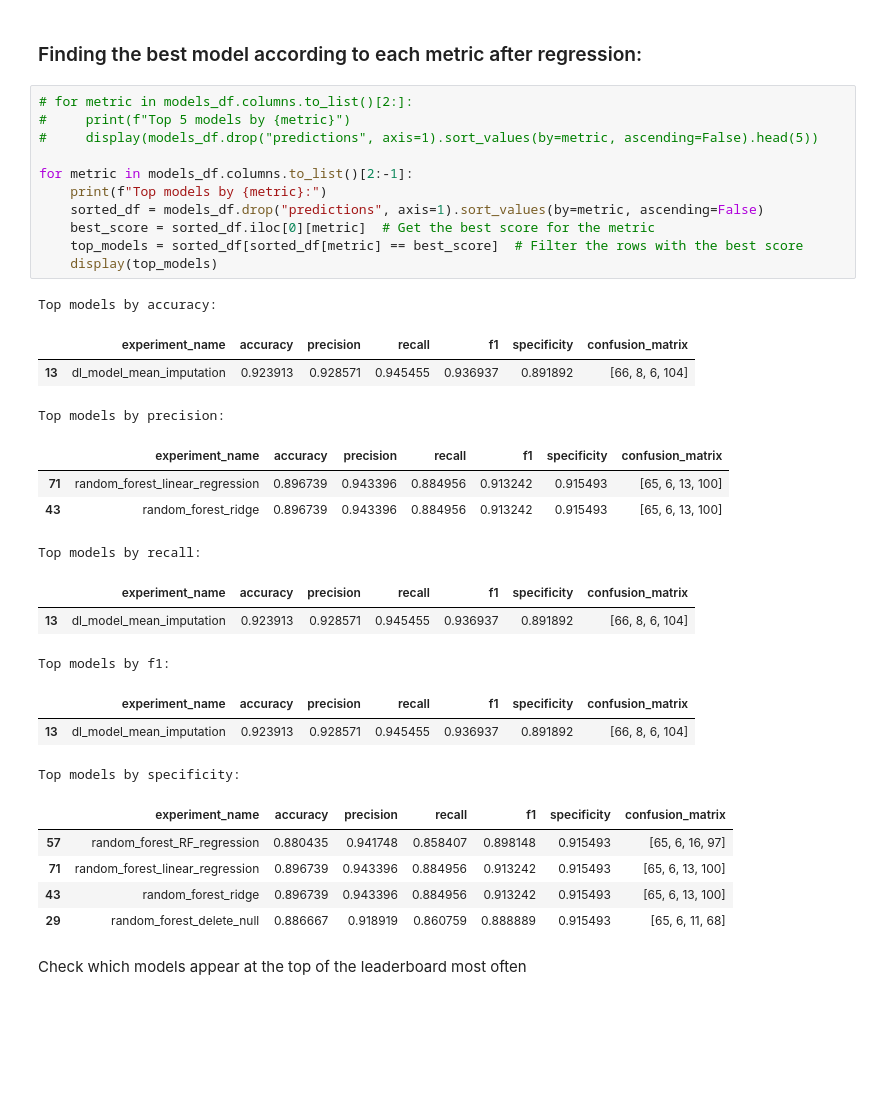
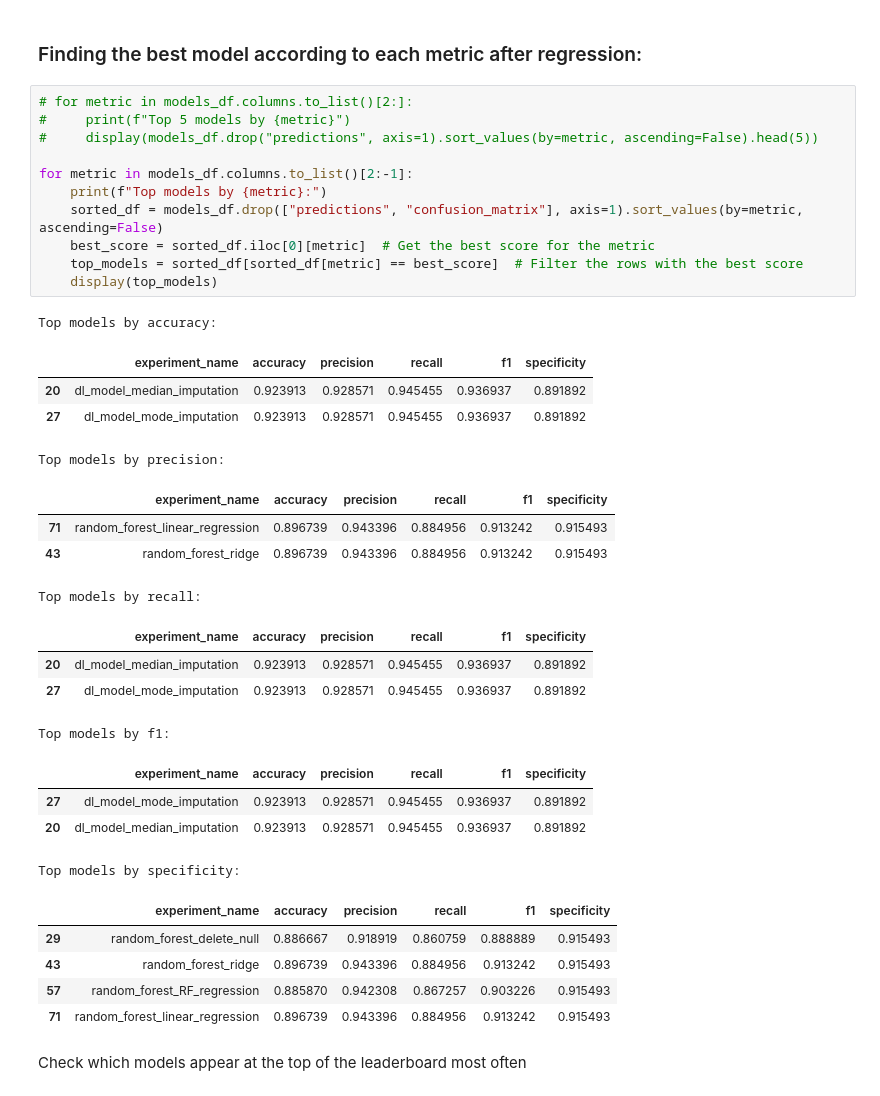
Before and after one commit to nripstein/Heart-Disease-Prediction, a Jupyter notebook: heart failure prediction notebook.ipynb, the cells around one changed output. Drawn from its saved outputs; the diff is of its cells as text; blank space fills up the shorter version.

Commit message:
Updated saved models

```diff
--- a/heart failure prediction notebook.ipynb
+++ b/heart failure prediction notebook.ipynb
@@ -1955,34 +1920,37 @@ display(models_df.drop("predictions", axis=1).sort_index(ascending=False).head(1
 # %%
 # for metric in models_df.columns.to_list()[2:]:
 #     print(f"Top 5 models by {metric}")
 #     display(models_df.drop("predictions", axis=1).sort_values(by=metric, ascending=False).head(5))
 
 for metric in models_df.columns.to_list()[2:-1]:
     print(f"Top models by {metric}:")
-    sorted_df = models_df.drop("predictions", axis=1).sort_values(by=metric, ascending=False)
+    sorted_df = models_df.drop(["predictions", "confusion_matrix"], axis=1).sort_values(by=metric, ascending=False)
     best_score = sorted_df.iloc[0][metric]  # Get the best score for the metric
     top_models = sorted_df[sorted_df[metric] == best_score]  # Filter the rows with the best score
     display(top_models)
 # %% [output]
 Top models by accuracy:
-|  | experiment_name | accuracy | precision | recall | f1 | specificity | confusion_matrix |
-| 13 | dl_model_mean_imputation | 0.923913 | 0.928571 | 0.945455 | 0.936937 | 0.891892 | [66, 8, 6, 104] |
+|  | experiment_name | accuracy | precision | recall | f1 | specificity |
+| 20 | dl_model_median_imputation | 0.923913 | 0.928571 | 0.945455 | 0.936937 | 0.891892 |
+| 27 | dl_model_mode_imputation | 0.923913 | 0.928571 | 0.945455 | 0.936937 | 0.891892 |
 Top models by precision:
-|  | experiment_name | accuracy | precision | recall | f1 | specificity | confusion_matrix |
-| 71 | random_forest_linear_regression | 0.896739 | 0.943396 | 0.884956 | 0.913242 | 0.915493 | [65, 6, 13, 100] |
-| 43 | random_forest_ridge | 0.896739 | 0.943396 | 0.884956 | 0.913242 | 0.915493 | [65, 6, 13, 100] |
+|  | experiment_name | accuracy | precision | recall | f1 | specificity |
+| 71 | random_forest_linear_regression | 0.896739 | 0.943396 | 0.884956 | 0.913242 | 0.915493 |
+| 43 | random_forest_ridge | 0.896739 | 0.943396 | 0.884956 | 0.913242 | 0.915493 |
 Top models by recall:
-|  | experiment_name | accuracy | precision | recall | f1 | specificity | confusion_matrix |
-| 13 | dl_model_mean_imputation | 0.923913 | 0.928571 | 0.945455 | 0.936937 | 0.891892 | [66, 8, 6, 104] |
+|  | experiment_name | accuracy | precision | recall | f1 | specificity |
+| 20 | dl_model_median_imputation | 0.923913 | 0.928571 | 0.945455 | 0.936937 | 0.891892 |
+| 27 | dl_model_mode_imputation | 0.923913 | 0.928571 | 0.945455 | 0.936937 | 0.891892 |
 Top models by f1:
-|  | experiment_name | accuracy | precision | recall | f1 | specificity | confusion_matrix |
-| 13 | dl_model_mean_imputation | 0.923913 | 0.928571 | 0.945455 | 0.936937 | 0.891892 | [66, 8, 6, 104] |
+|  | experiment_name | accuracy | precision | recall | f1 | specificity |
+| 27 | dl_model_mode_imputation | 0.923913 | 0.928571 | 0.945455 | 0.936937 | 0.891892 |
+| 20 | dl_model_median_imputation | 0.923913 | 0.928571 | 0.945455 | 0.936937 | 0.891892 |
 Top models by specificity:
-|  | experiment_name | accuracy | precision | recall | f1 | specificity | confusion_matrix |
-| 57 | random_forest_RF_regression | 0.880435 | 0.941748 | 0.858407 | 0.898148 | 0.915493 | [65, 6, 16, 97] |
-| 71 | random_forest_linear_regression | 0.896739 | 0.943396 | 0.884956 | 0.913242 | 0.915493 | [65, 6, 13, 100] |
-| 43 | random_forest_ridge | 0.896739 | 0.943396 | 0.884956 | 0.913242 | 0.915493 | [65, 6, 13, 100] |
-| 29 | random_forest_delete_null | 0.886667 | 0.918919 | 0.860759 | 0.888889 | 0.915493 | [65, 6, 11, 68] |
+|  | experiment_name | accuracy | precision | recall | f1 | specificity |
+| 29 | random_forest_delete_null | 0.886667 | 0.918919 | 0.860759 | 0.888889 | 0.915493 |
+| 43 | random_forest_ridge | 0.896739 | 0.943396 | 0.884956 | 0.913242 | 0.915493 |
+| 57 | random_forest_RF_regression | 0.885870 | 0.942308 | 0.867257 | 0.903226 | 0.915493 |
+| 71 | random_forest_linear_regression | 0.896739 | 0.943396 | 0.884956 | 0.913242 | 0.915493 |
 # %% [markdown]
 Check which models appear at the top of the leaderboard most often
 # %%
```
Also changed, not shown: parts of 36 cells of this notebook, 7 other files.
